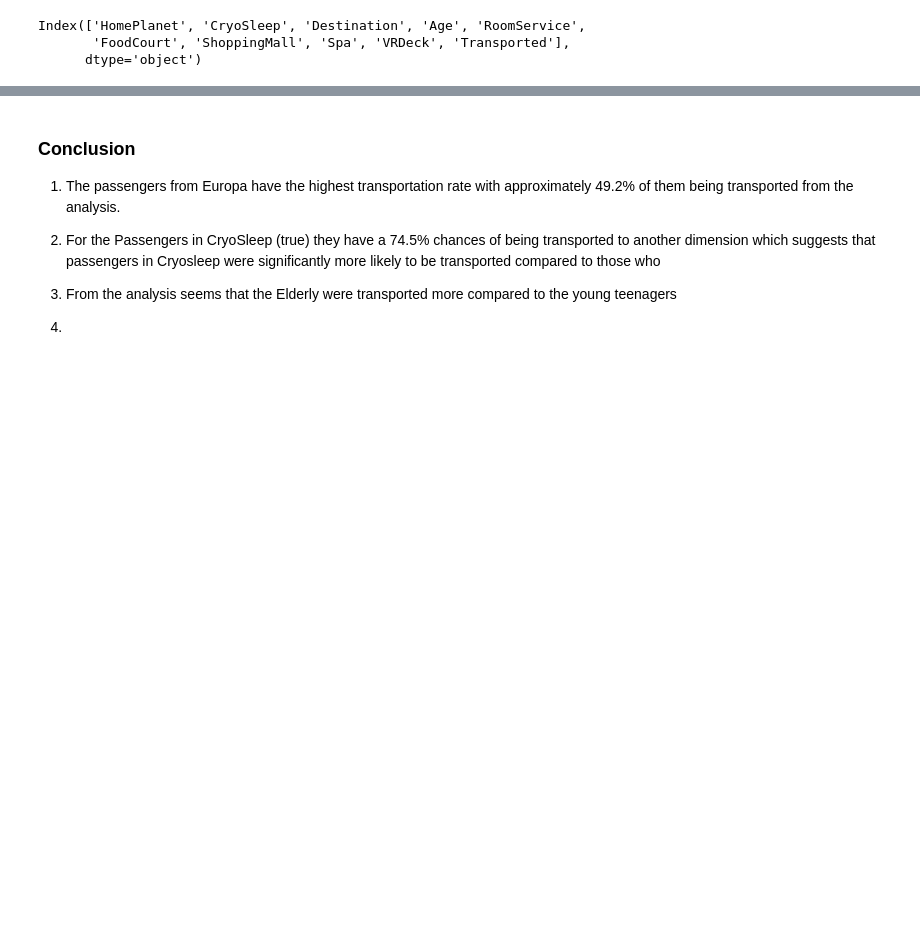
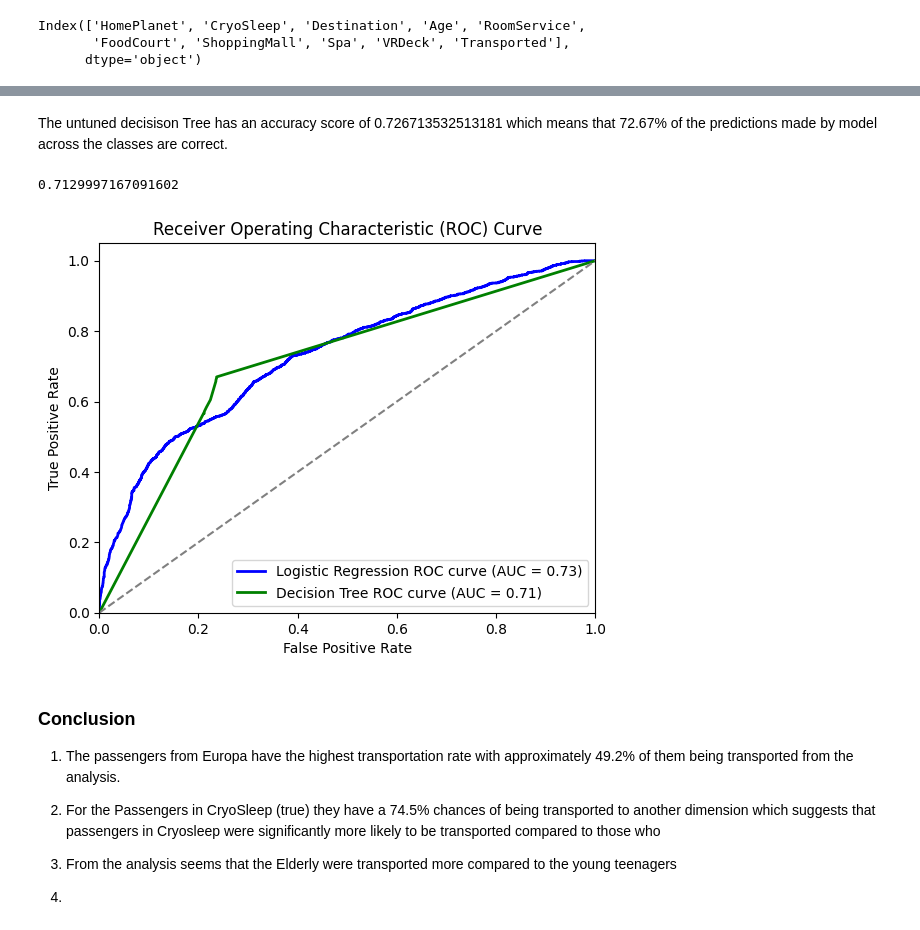
Before and after one commit to mikabenson/Space_ship-project, a Jupyter notebook: space_data.ipynb, the cells around one changed output, grey strips where cells are left out. Drawn from its saved outputs; the diff is of its cells as text; code cells hidden in the pictures; blank space fills up the shorter version.

```diff
--- a/space_data.ipynb
+++ b/space_data.ipynb
@@ -1028,0 +639,6 @@ weighted avg       0.79      0.80      0.79      1138
+# %%
+# create split dataset for the decision tree
+X_test_dt = X_test_final.copy()
+X_train_dt = X_train_final.copy()
+y_test_dt = y_test.copy()
+y_train_dt = y_train.copy()
@@ -1029,3 +705,49 @@ weighted avg       0.79      0.80      0.79      1138
+# %% [markdown]
+The untuned decisison Tree has an accuracy score of 0.726713532513181 which means that 72.67% of the predictions made by
+model across the classes are correct.
+# %%
+# get the probabilities for the positive class instance
+y_pred_prob_dt = DT_classifier.predict_proba(X_test_dt)[:, 1]
+
+# calculate the ROC curve
+fpr_1, tpr_1,_ = roc_curve(y_test_dt, y_pred_prob_dt)
+
+roc_auc_dt = auc(fpr_1, tpr_1)
+print(roc_auc_dt)
+
+
+import matplotlib.pyplot as plt
+
+# Plot ROC curves
+plt.figure()
+plt.plot(fpr, tpr, color='blue', lw=2, label=f'Logistic Regression ROC curve (AUC = {roc_auc:.2f})')
+plt.plot(fpr_1, tpr_1, color='green', lw=2, label=f'Decision Tree ROC curve (AUC = {roc_auc_dt:.2f})')
+plt.plot([0, 1], [0, 1], color='gray', linestyle='--')  # Random classifier diagonal
+
+# Plot settings
+plt.xlim([0.0, 1.0])
+plt.ylim([0.0, 1.05])
+plt.xlabel('False Positive Rate')
+plt.ylabel('True Positive Rate')
+plt.title('Receiver Operating Characteristic (ROC) Curve')
+plt.legend(loc='lower right')
+plt.show()
+
+# # plot the ROC curve
+# plt.figure()
+# plt.plot(fpr, tpr, color='blue', lw=2, label=f'ROC curve (AUC = {roc_auc:.2f})')
+# plt.plot(fpr_1, tpr_1, color='blue', lw=2, label=f'ROC curve (AUC = {roc_auc_dt:.2f})')
+# plt.plot([0, 1], [0, 1], color='gray', linestyle='--')  # Random classifier diagonal
+# plt.xlim([0.0, 1.0])
+# plt.ylim([0.0, 1.05])
+# plt.xlabel('False Positive Rate')
+# plt.ylabel('True Positive Rate')
+# plt.title('Receiver Operating Characteristic (ROC) Curve')
+# plt.legend(loc='lower right')
+# plt.show()
+# %% [output]
+0.7129997167091602
+[figure, added]
 # %% [markdown]
 ### Conclusion
 
```
Also changed, not shown: parts of 67 cells of this notebook.
